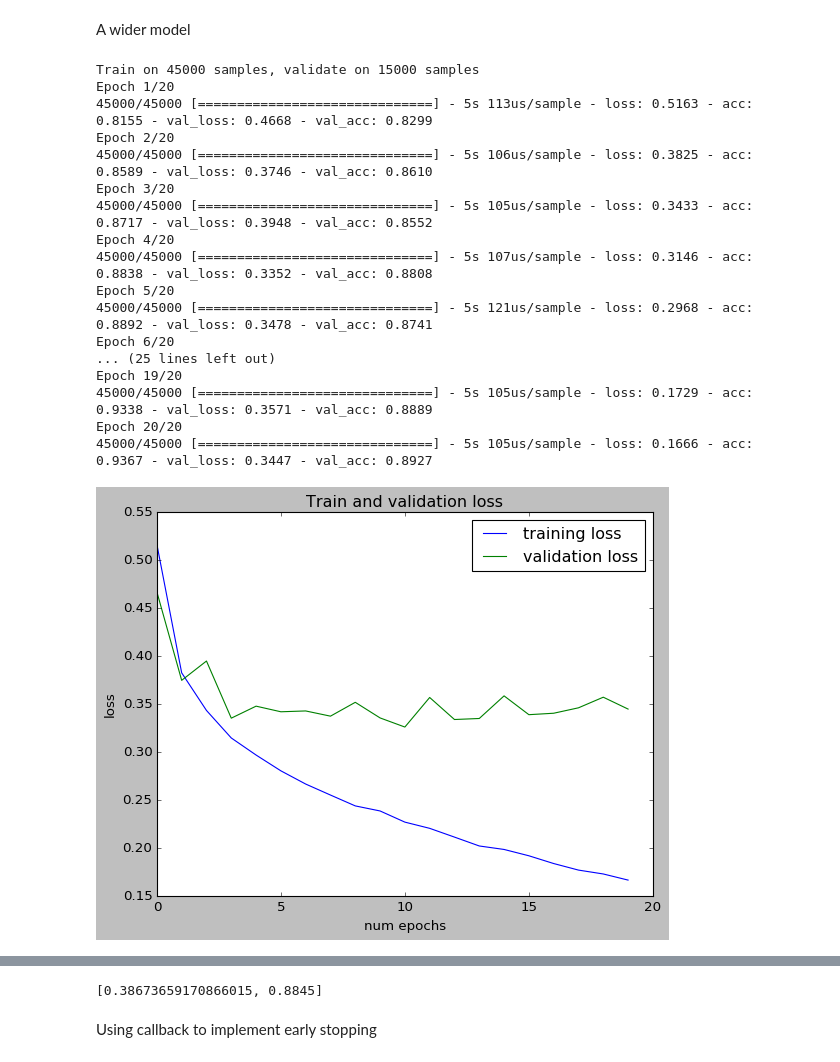
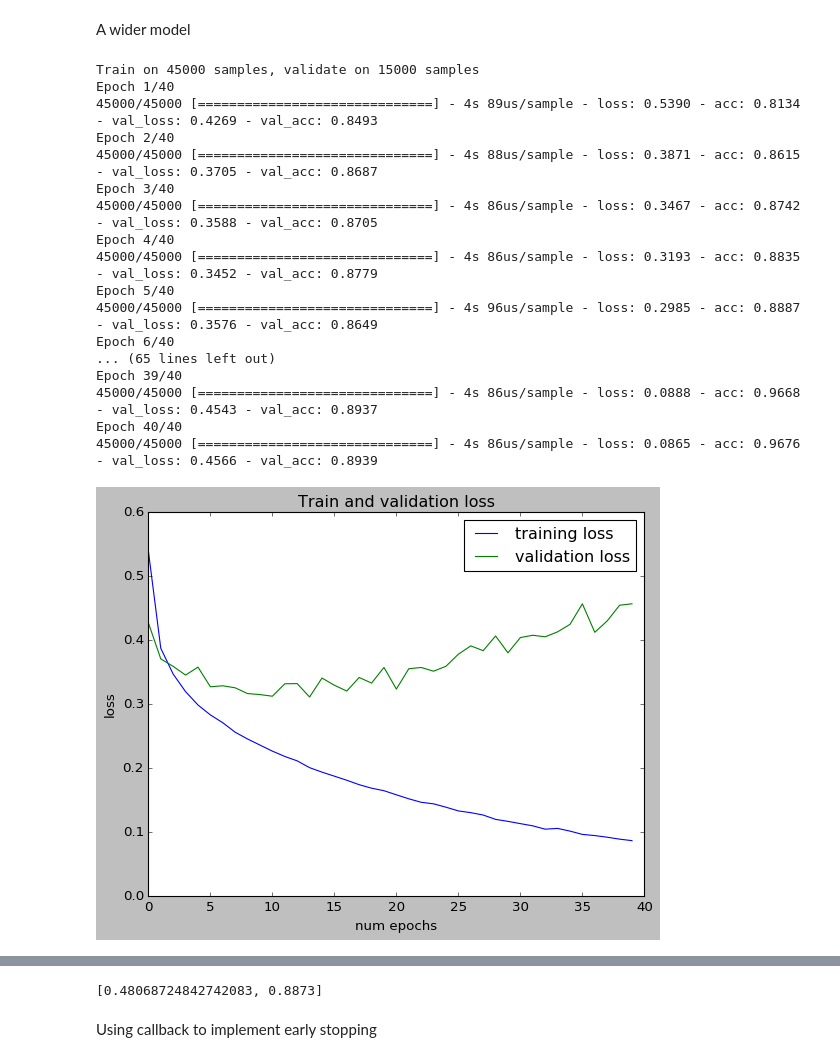
Before and after one commit to lucius-yu/colab-tutorial, a Jupyter notebook: fashion_mnist_dnn.ipynb, the cells around one changed output, grey strips where cells are left out. Drawn from its saved outputs; the diff is of its cells as text; code cells hidden in the pictures.

```diff
--- a/fashion_mnist_dnn.ipynb
+++ b/fashion_mnist_dnn.ipynb
@@ -130,46 +134,46 @@ A wider model
 # %%
 # build the model
 model_2 = tf.keras.models.Sequential([tf.keras.layers.Flatten(),
                                     tf.keras.layers.Dense(128, activation=tf.nn.relu),
                                     tf.keras.layers.Dense(128, activation=tf.nn.relu),
                                     tf.keras.layers.Dense(10, activation=tf.nn.softmax)])
 
 
 model_2.compile(optimizer = tf.train.AdamOptimizer(learning_rate=0.0005),
               loss = 'sparse_categorical_crossentropy',
               metrics=['accuracy'])
 
 
 # train the model
-num_epochs=20
+num_epochs=40
 history=model_2.fit(training_images, training_labels, validation_split=0.25, epochs=num_epochs)
 
 plt.plot(range(num_epochs), history.history['loss'], label="training loss")
 plt.plot(range(num_epochs), history.history['val_loss'], label="validation loss")
 
 plt.xlabel("num epochs")
 plt.ylabel("loss")
 plt.title("Train and validation loss")
 plt.legend()
 plt.show()
 
 model_2.evaluate(test_images, test_labels)
 # %% [output]
 Train on 45000 samples, validate on 15000 samples
-Epoch 1/20
-45000/45000 [==============================] - 5s 113us/sample - loss: 0.5163 - acc: 0.8155 - val_loss: 0.4668 - val_acc: 0.8299
-Epoch 2/20
-45000/45000 [==============================] - 5s 106us/sample - loss: 0.3825 - acc: 0.8589 - val_loss: 0.3746 - val_acc: 0.8610
-Epoch 3/20
-45000/45000 [==============================] - 5s 105us/sample - loss: 0.3433 - acc: 0.8717 - val_loss: 0.3948 - val_acc: 0.8552
-Epoch 4/20
-45000/45000 [==============================] - 5s 107us/sample - loss: 0.3146 - acc: 0.8838 - val_loss: 0.3352 - val_acc: 0.8808
-Epoch 5/20
-45000/45000 [==============================] - 5s 121us/sample - loss: 0.2968 - acc: 0.8892 - val_loss: 0.3478 - val_acc: 0.8741
-Epoch 6/20
-... (25 lines left out)
-Epoch 19/20
-45000/45000 [==============================] - 5s 105us/sample - loss: 0.1729 - acc: 0.9338 - val_loss: 0.3571 - val_acc: 0.8889
-Epoch 20/20
-45000/45000 [==============================] - 5s 105us/sample - loss: 0.1666 - acc: 0.9367 - val_loss: 0.3447 - val_acc: 0.8927
+Epoch 1/40
+45000/45000 [==============================] - 4s 89us/sample - loss: 0.5390 - acc: 0.8134 - val_loss: 0.4269 - val_acc: 0.8493
+Epoch 2/40
+45000/45000 [==============================] - 4s 88us/sample - loss: 0.3871 - acc: 0.8615 - val_loss: 0.3705 - val_acc: 0.8687
+Epoch 3/40
+45000/45000 [==============================] - 4s 86us/sample - loss: 0.3467 - acc: 0.8742 - val_loss: 0.3588 - val_acc: 0.8705
+Epoch 4/40
+45000/45000 [==============================] - 4s 86us/sample - loss: 0.3193 - acc: 0.8835 - val_loss: 0.3452 - val_acc: 0.8779
+Epoch 5/40
+45000/45000 [==============================] - 4s 96us/sample - loss: 0.2985 - acc: 0.8887 - val_loss: 0.3576 - val_acc: 0.8649
+Epoch 6/40
+... (65 lines left out)
+Epoch 39/40
+45000/45000 [==============================] - 4s 86us/sample - loss: 0.0888 - acc: 0.9668 - val_loss: 0.4543 - val_acc: 0.8937
+Epoch 40/40
+45000/45000 [==============================] - 4s 86us/sample - loss: 0.0865 - acc: 0.9676 - val_loss: 0.4566 - val_acc: 0.8939
-[figure, old version]
+[figure, new version]
@@ -177,4 +181,4 @@ Epoch 20/20
-[0.38673659170866015, 0.8845]
+[0.48068724842742083, 0.8873]
 # %% [markdown]
 Using callback to implement early stopping
 # %%
```
Also changed, not shown: parts of 10 cells of this notebook.
